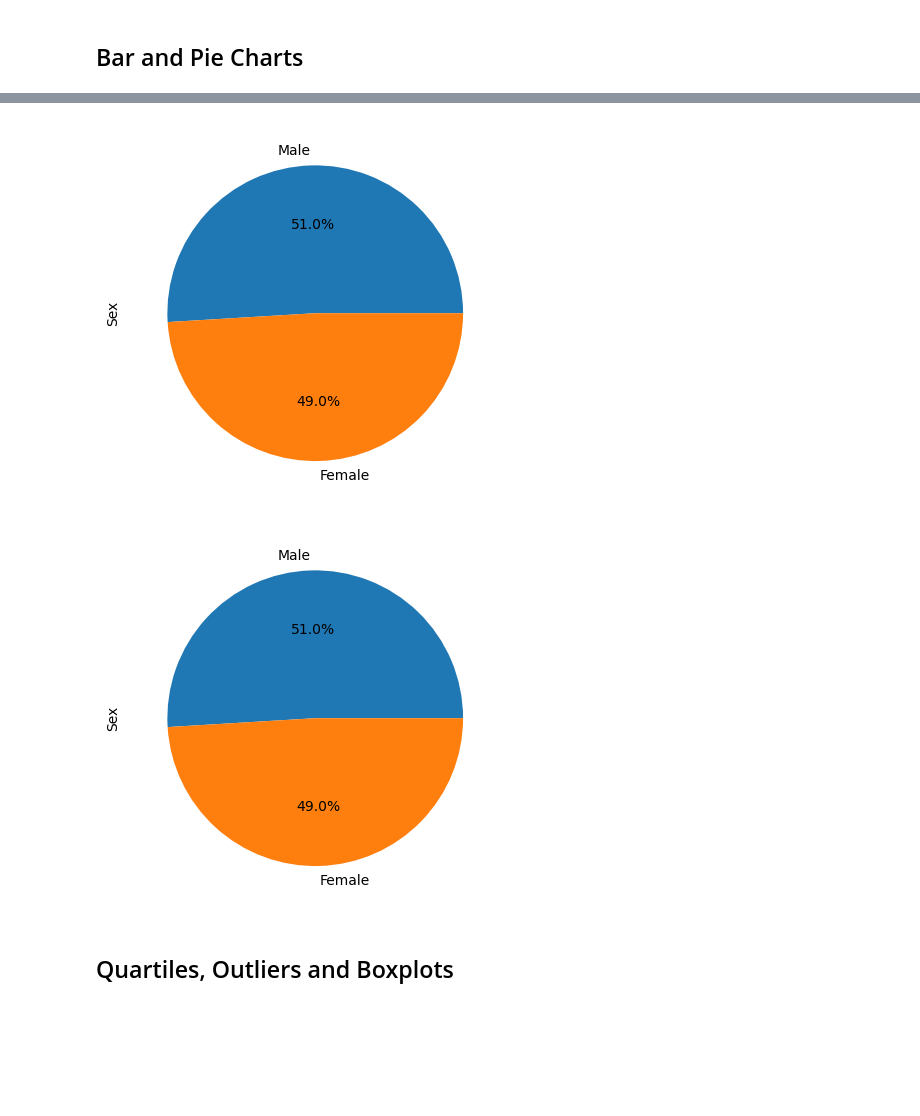
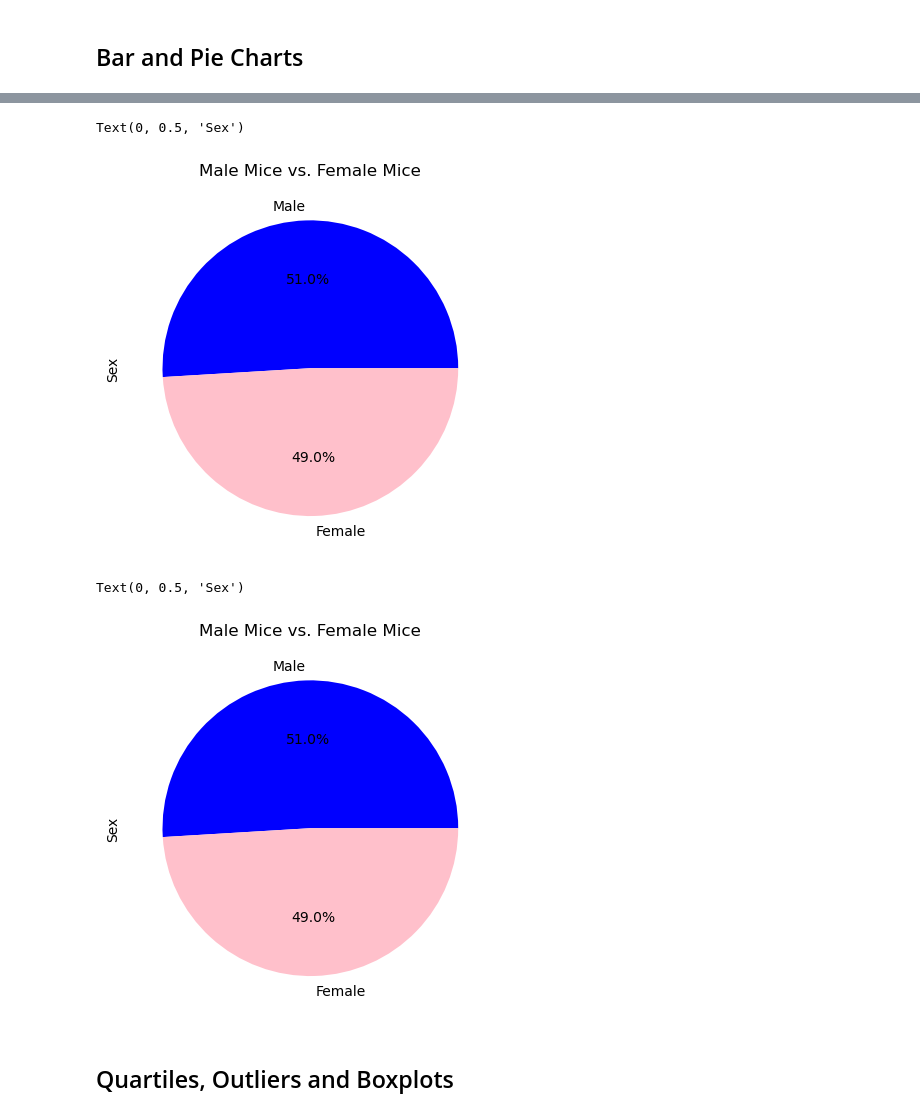
Before and after one commit to AEKoller/koller_matplotlib_challenge, a Jupyter notebook: Pymaceuticals/pymaceuticals_starter.ipynb, the cells around one changed output, grey strips where cells are left out. Saved outputs shown, nothing was run; the diff lists cells and outputs as text; code cells hidden in the pictures; blank space fills up the shorter version.

```diff
--- a/Pymaceuticals/pymaceuticals_starter.ipynb
+++ b/Pymaceuticals/pymaceuticals_starter.ipynb
@@ -38,5 +41,11 @@ meta_study_data.head()
 # %%
 # Our data should be uniquely identified by Mouse ID and Timepoint
 # Get the duplicate mice by ID number that shows up for Mouse ID and Timepoint.
+#duplicate_mice_id = meta_study_data.set_index(["Mouse ID"])["Timepoint"]
+#mice_id_time.head(50)
+duplicate_entries = meta_study_data[meta_study_data.duplicated(['Mouse ID', 'Timepoint'])]
+duplicate_mouse_ids = duplicate_entries['Mouse ID'].unique()
+duplicate_mouse_ids
+#for mouse_id in duplicate_mouse_ids
 # %% [output]
 array(['g989'], dtype=object)
@@ -60,3 +80,6 @@ array(['g989'], dtype=object)
 # %%
 # Create a clean DataFrame by dropping the duplicate mouse by its ID.
+clean_mouse_data = meta_study_data[~meta_study_data['Mouse ID'].isin(duplicate_mouse_ids)]
+print(type(clean_mouse_data))
+clean_mouse_data
 # %% [output]
@@ -123,11 +205,27 @@ array(['g989'], dtype=object)
 # %%
 # Generate a pie plot showing the distribution of female versus male mice using Pandas
+gender_distribution1 = clean_mouse_data['Sex'].value_counts()
+
+gender_distribution1.plot(kind='pie', autopct='%1.1f%%', colors=['blue', 'pink'])
+
+plt.title('Male Mice vs. Female Mice')
+
+plt.ylabel('Sex')
 # %% [output]
+Text(0, 0.5, 'Sex')
-[figure, old version]
+[figure, new version]
 # %%
 # Generate a pie plot showing the distribution of female versus male mice using pyplot
+gender_distribution2 = clean_mouse_data['Sex'].value_counts()
+
+plt.pie(gender_distribution2, labels=gender_distribution2.index, autopct='%1.1f%%', colors=['blue', 'pink'])
+
+plt.title('Male Mice vs. Female Mice')
+
+plt.ylabel('Sex')
 # %% [output]
+Text(0, 0.5, 'Sex')
-[figure, old version]
+[figure, new version]
 # %% [markdown]
 ## Quartiles, Outliers and Boxplots
 # %%
```
Also changed, not shown: parts of 19 cells of this notebook, 1 other file.
